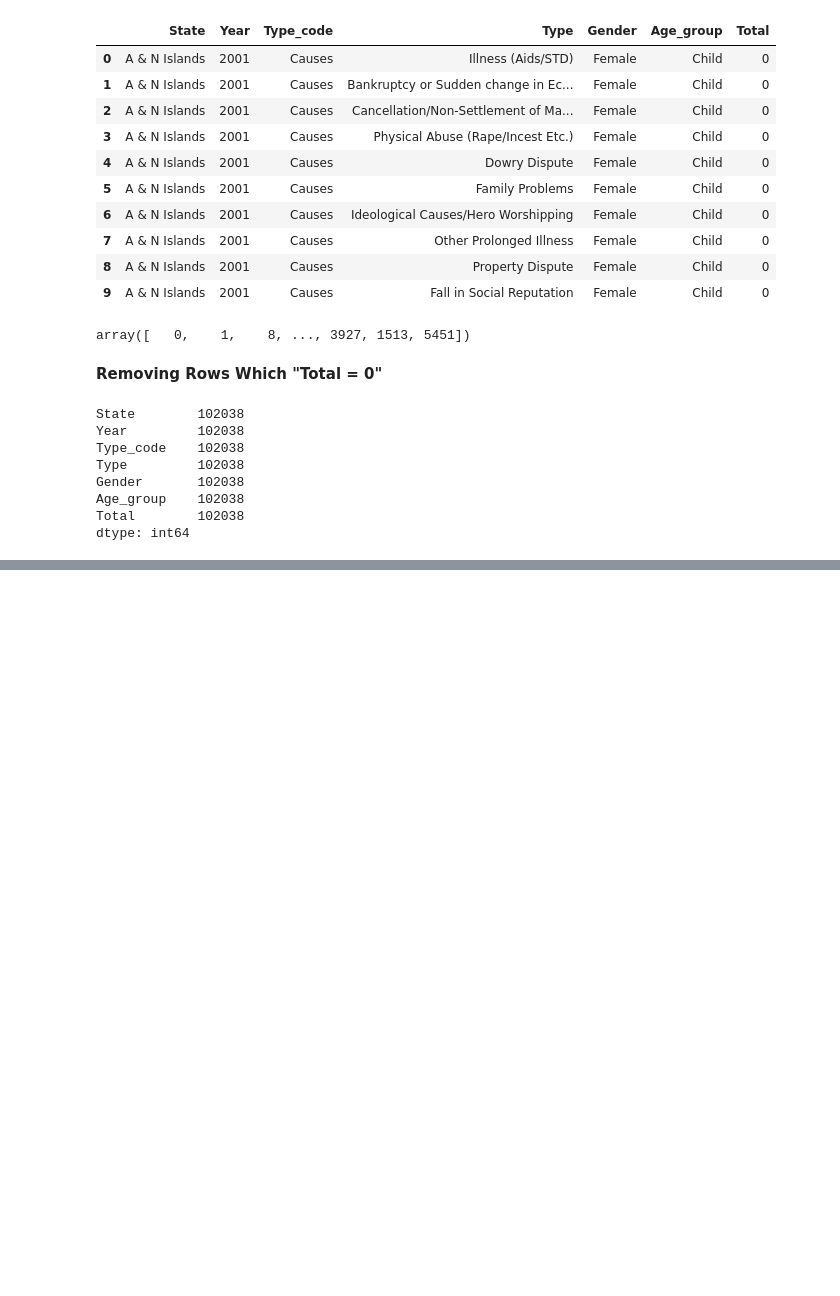
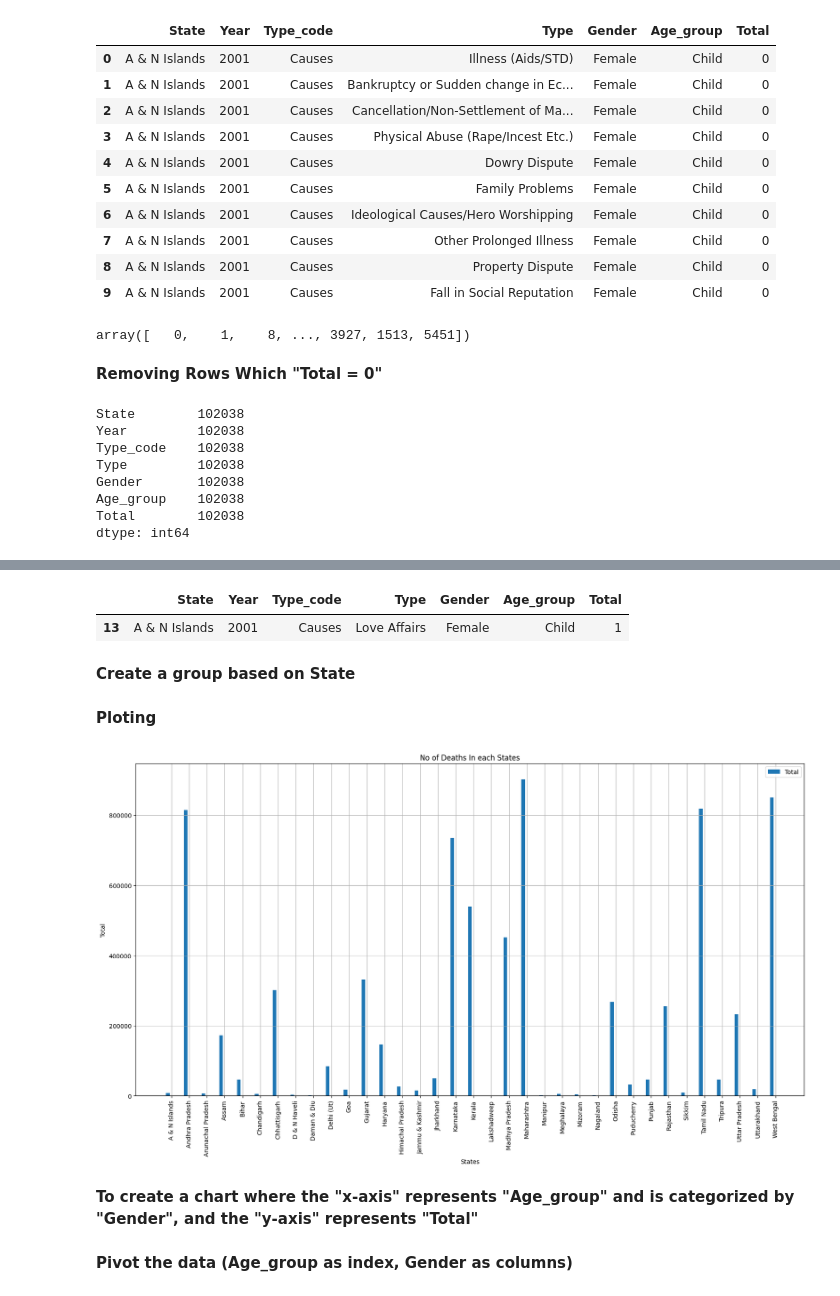
Before and after one commit to Udhay2898/Suicides-Analysis-in-India, a Jupyter notebook: Suicides Analysis.ipynb, the cells around one changed output, grey strips where cells are left out. Drawn from its saved outputs; the diff is of its cells as text; code cells hidden in the pictures; blank space fills up the shorter version.

```diff
--- a/Suicides Analysis.ipynb
+++ b/Suicides Analysis.ipynb
@@ -212,0 +229,4 @@ dtype: int64
+# %%
+df = df[df['State'] != 'Total (Uts)']
+df = df[df['State'] != 'Total (All India)']
+df = df[df['State'] != 'Total (States)']
@@ -212,0 +245,36 @@ dtype: int64
+# %%
+df.head(1)
+# %% [output]
+|  | State | Year | Type_code | Type | Gender | Age_group | Total |
+| 13 | A & N Islands | 2001 | Causes | Love Affairs | Female | Child | 1 |
+# %% [markdown]
+**Create a group based on State**
+# %%
+agg_data =df.groupby('State').agg({'Total' : 'sum'}).reset_index()
+# %% [markdown]
+**Ploting**
+# %%
+State = agg_data['State']
+value = {'Total' : agg_data['Total']}
+# %%
+bar_width = 0.2
+index = range(len(State))
+
+fig, ax = plt.subplots(figsize=(20,10))
+
+for i ,(label,data) in enumerate(value.items()):
+  plt.bar([x + i * bar_width for x in index], data, bar_width, label=label)
+
+plt.xlabel('States')
+plt.ylabel("Total")
+plt.title('No of Deaths In each States')
+
+plt.xticks([x+bar_width for x in index],State,rotation=90)
+
+plt.grid(True)
+plt.legend()
+plt.show()
+# %% [output]
+[figure, added]
+# %% [markdown]
+**To create a chart where the "x-axis" represents "Age_group" and is categorized by "Gender", and the "y-axis" represents "Total"**
@@ -212,0 +283,2 @@ dtype: int64
+# %% [markdown]
+**Pivot the data (Age_group as index, Gender as columns)**
```
Also changed, not shown: parts of 11 cells of this notebook.
